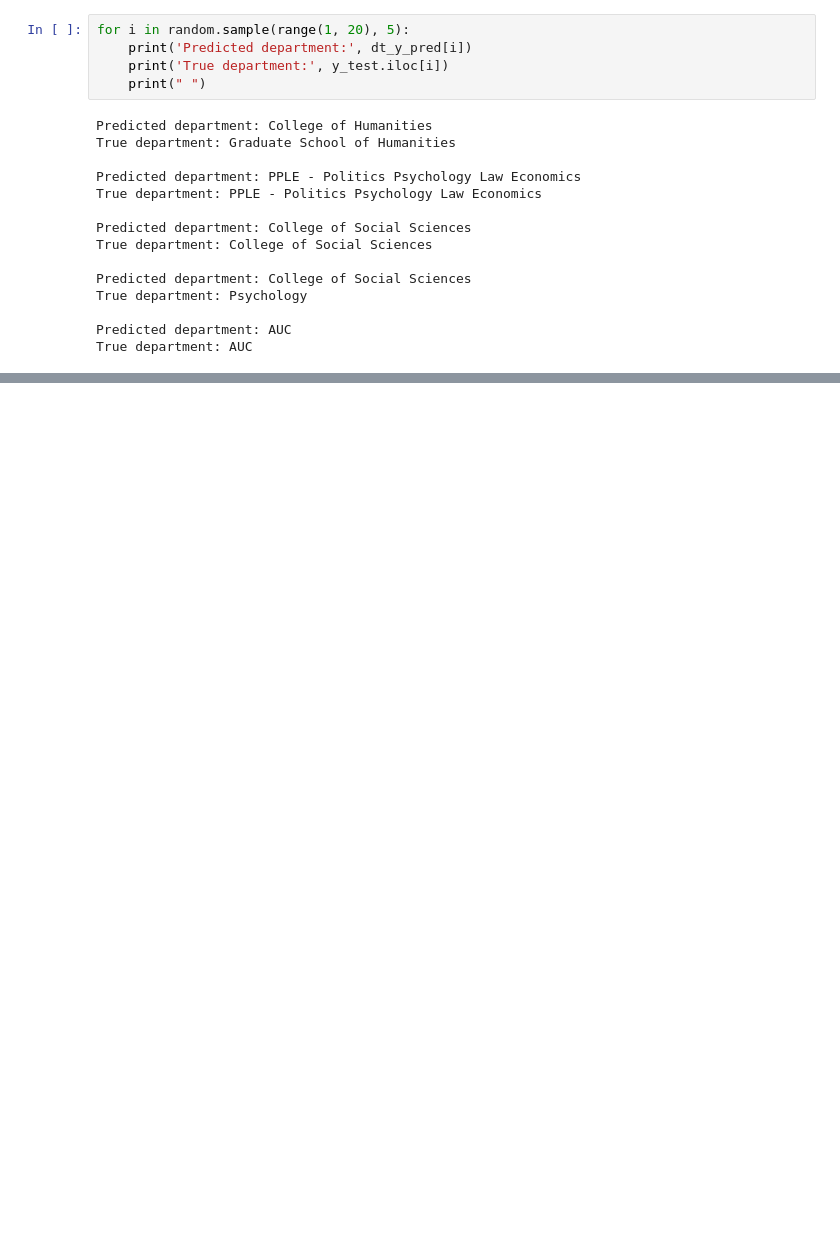
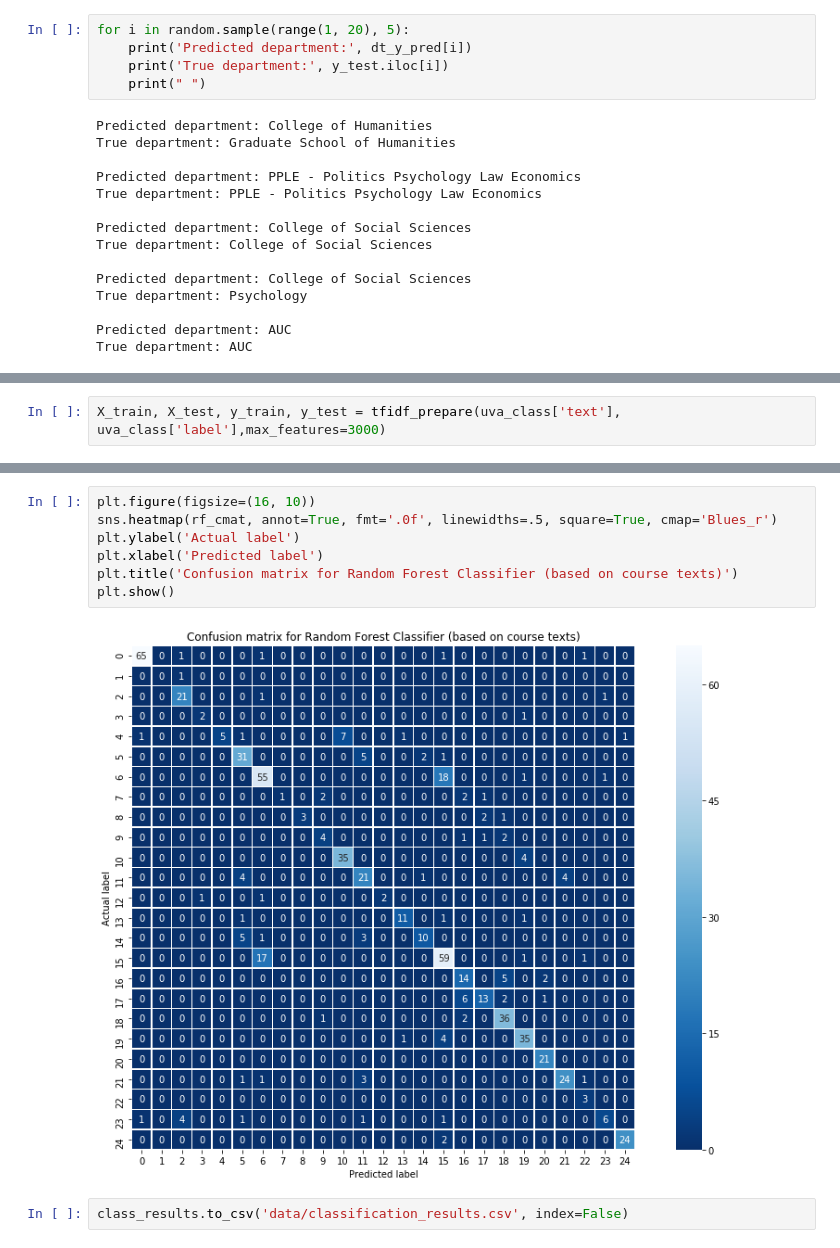
Before and after one commit to Af4rinz/dm-uva-courses, a Jupyter notebook: phase2.ipynb, the cells around one changed output, grey strips where cells are left out. Drawn from its saved outputs; the diff is of its cells as text; blank space fills up the shorter version.

```diff
--- a/phase2.ipynb
+++ b/phase2.ipynb
@@ -938,0 +784,2 @@ print(accuracy)
+# %%
+X_train, X_test, y_train, y_test = tfidf_prepare(uva_class['text'], uva_class['label'],max_features=3000)
@@ -938,0 +797,11 @@ print(accuracy)
+# %%
+plt.figure(figsize=(16, 10))
+sns.heatmap(rf_cmat, annot=True, fmt='.0f', linewidths=.5, square=True, cmap='Blues_r')
+plt.ylabel('Actual label')
+plt.xlabel('Predicted label')
+plt.title('Confusion matrix for Random Forest Classifier (based on course texts)')
+plt.show()
+# %% [output]
+[figure, added]
+# %%
+class_results.to_csv('data/classification_results.csv', index=False)
```
Also changed, not shown: parts of 42 cells of this notebook, 1 other file.
